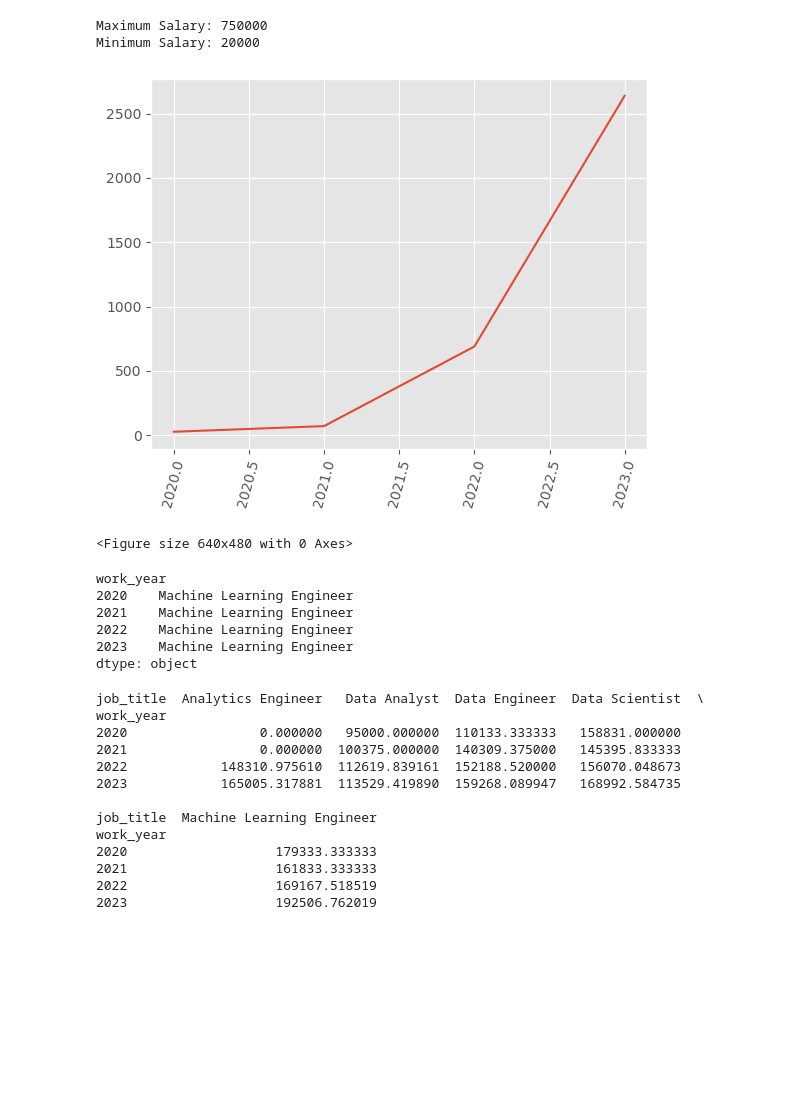
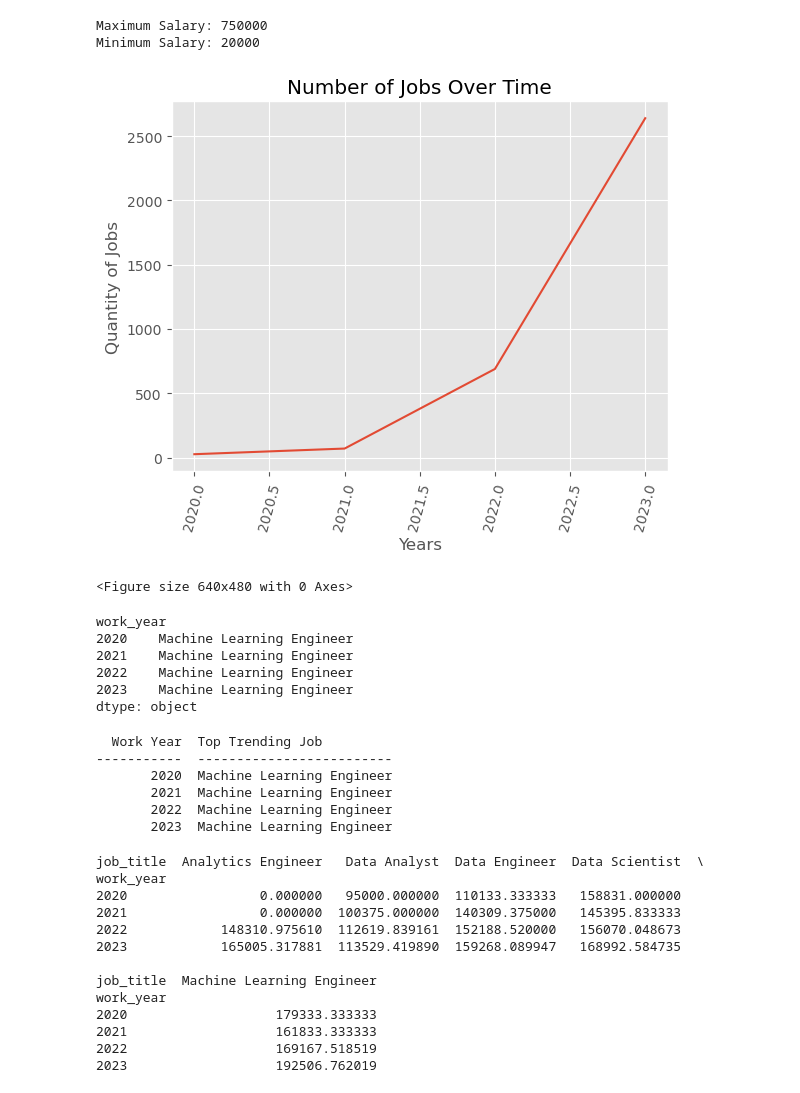
Before and after one commit to shemani2/Project1, a Jupyter notebook: question_3/question_3.ipynb, the cells around one changed output. Saved outputs shown, nothing was run; the diff lists cells and outputs as text; code cells hidden in the pictures; blank space fills up the shorter version.

Commit message:
formatted images

```diff
--- a/question_3/question_3.ipynb
+++ b/question_3/question_3.ipynb
@@ -112,7 +97,7 @@ import scipy.stats as st
 import scipy.stats as stats
 # %%
 # Read csv
-data_science = Path("data_science_salaries.csv")
+data_science = Path("/Users/sumainhemani/Documents/Homework/project1/Project1/Resources/data_science_salaries.csv")
 data_science_df = pd.read_csv(data_science)
 data_science_df
 # %% [output]
@@ -325,22 +313,21 @@ print(f"Minimum Salary: {min_salary}")
 Maximum Salary: 750000
 Minimum Salary: 20000
 # %%
-#drop uneeded columns
-clean_data_df = clean_data_df.drop(['experience_level', 'employment_type', 'work_models','employee_residence', 'salary_in_usd','company_size'], axis=1)
-clean_data_df
-
 #number of jobs per year
 data_by_year_df = clean_data_df[['job_title', 'work_year']].groupby('work_year').count()
 data_by_year_df
 
 # And plot the number of jobs in each year - shows trending increase by year
 plt.style.use('ggplot')
 plt.plot(data_by_year_df['job_title'])
 plt.xticks(rotation=75)
+plt.title('Number of Jobs Over Time')
+plt.xlabel('Years')
+plt.ylabel('Quantity of Jobs')
 plt.show()
 plt.savefig('Images/NumberofJobs.png')
 # %% [output]
-[figure, old version]
+[figure, new version]
 <Figure size 640x480 with 0 Axes>
 # %%
 # Group the data by "work_year" and "job_title" and calculate the average salary
@@ -356,6 +343,26 @@ work_year
 2022    Machine Learning Engineer
 2023    Machine Learning Engineer
 dtype: object
+# %%
+#create table of top trending job per year
+from tabulate import tabulate
+table = [[2020, 'Machine Learning Engineer'],
+          [2021, 'Machine Learning Engineer'],
+          [2022, 'Machine Learning Engineer'],
+          [2023, 'Machine Learning Engineer']]
+
+#define headers
+col_names = ["Work Year", "Top Trending Job"]
+
+#display table
+print(tabulate(table, headers=col_names))
+# %% [output]
+  Work Year  Top Trending Job
+-----------  -------------------------
+       2020  Machine Learning Engineer
+       2021  Machine Learning Engineer
+       2022  Machine Learning Engineer
+       2023  Machine Learning Engineer
 # %%
 trending_jobs = clean_data_df.groupby(["work_year", "job_title"])["salary"].mean().unstack().fillna(0)
 print(trending_jobs)
```
Also changed, not shown: parts of 9 cells of this notebook, 4 other files.
